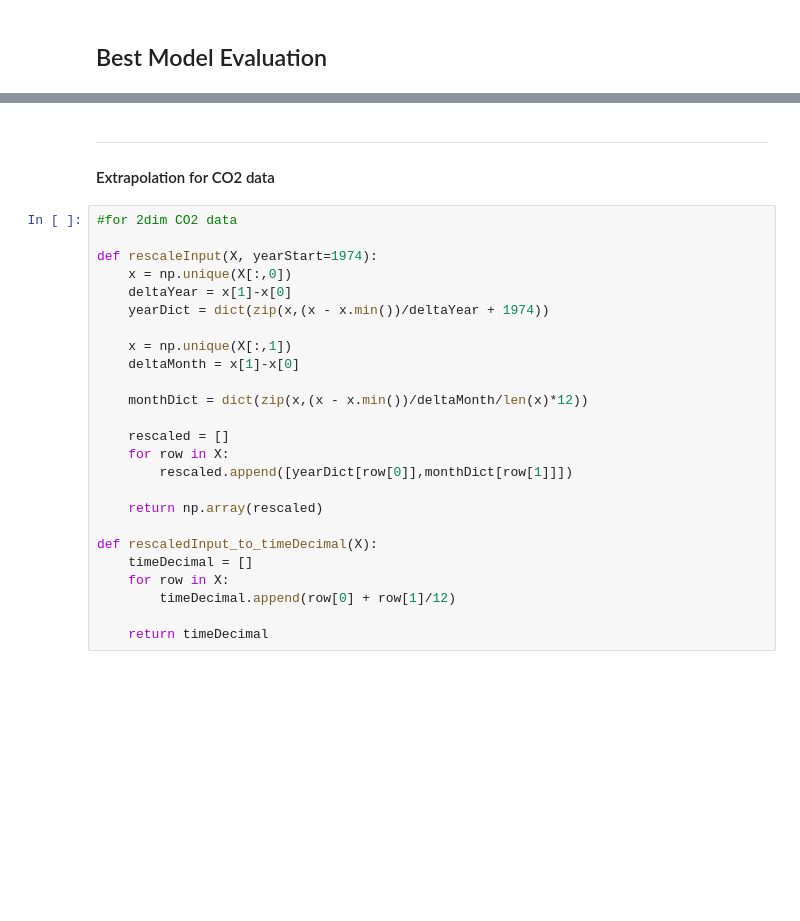
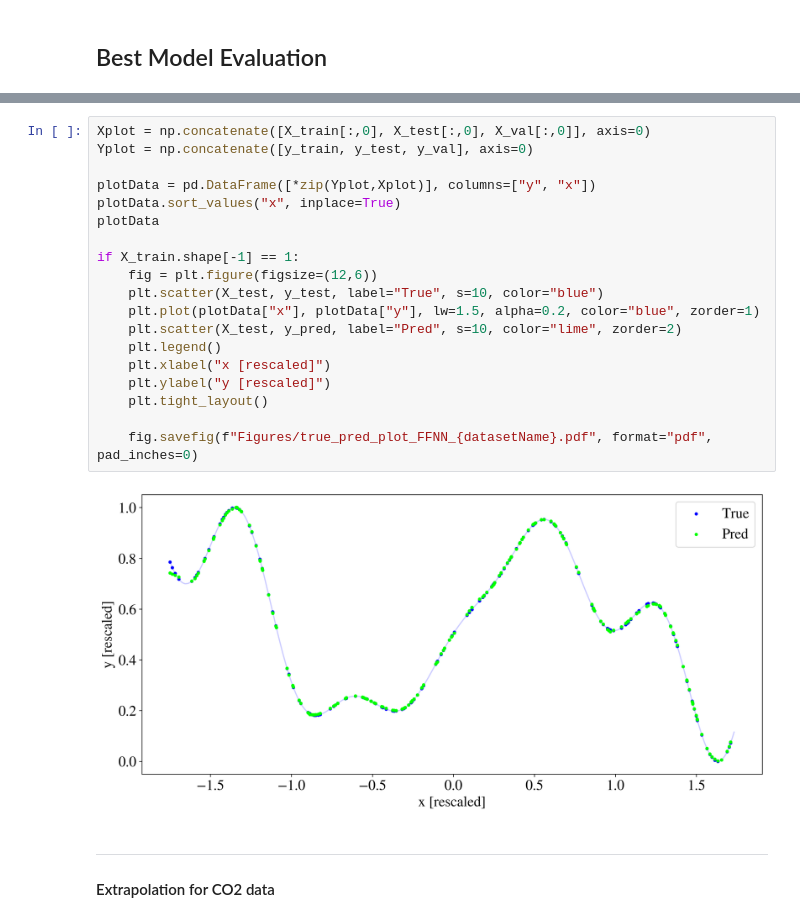
Before and after one commit to EdoardoTronconi/ProgettoDL, a Jupyter notebook: ClassicalRegression.ipynb, the cells around one changed output, grey strips where cells are left out. Saved outputs shown, nothing was run; the diff lists cells and outputs as text; blank space fills up the shorter version.

```diff
--- a/ClassicalRegression.ipynb
+++ b/ClassicalRegression.ipynb
@@ -397,28 +369,24 @@ if INPUT_SHAPE[0] == 2:
+# %%
+Xplot = np.concatenate([X_train[:,0], X_test[:,0], X_val[:,0]], axis=0)
+Yplot = np.concatenate([y_train, y_test, y_val], axis=0)
+
+plotData = pd.DataFrame([*zip(Yplot,Xplot)], columns=["y", "x"])
+plotData.sort_values("x", inplace=True)
+plotData
+
+if X_train.shape[-1] == 1:
+    fig = plt.figure(figsize=(12,6))
+    plt.scatter(X_test, y_test, label="True", s=10, color="blue")
+    plt.plot(plotData["x"], plotData["y"], lw=1.5, alpha=0.2, color="blue", zorder=1)
+    plt.scatter(X_test, y_pred, label="Pred", s=10, color="lime", zorder=2)
+    plt.legend()
+    plt.xlabel("x [rescaled]")
+    plt.ylabel("y [rescaled]")
+    plt.tight_layout()
+
+    fig.savefig(f"Figures/true_pred_plot_FFNN_{datasetName}.pdf", format="pdf", pad_inches=0)
+# %% [output]
+[figure, added]
 # %% [markdown]
 ___
 #### Extrapolation for CO2 data
-# %%
-#for 2dim CO2 data
-
-def rescaleInput(X, yearStart=1974):
-    x = np.unique(X[:,0])
-    deltaYear = x[1]-x[0]
-    yearDict = dict(zip(x,(x - x.min())/deltaYear + 1974))
-
-    x = np.unique(X[:,1])
-    deltaMonth = x[1]-x[0]
-
-    monthDict = dict(zip(x,(x - x.min())/deltaMonth/len(x)*12))
-
-    rescaled = []
-    for row in X:
-        rescaled.append([yearDict[row[0]],monthDict[row[1]]])
-
-    return np.array(rescaled)
-
-def rescaledInput_to_timeDecimal(X):
-    timeDecimal = []
-    for row in X:
-        timeDecimal.append(row[0] + row[1]/12)
-
-    return timeDecimal
```
Also changed, not shown: parts of 17 cells of this notebook.
